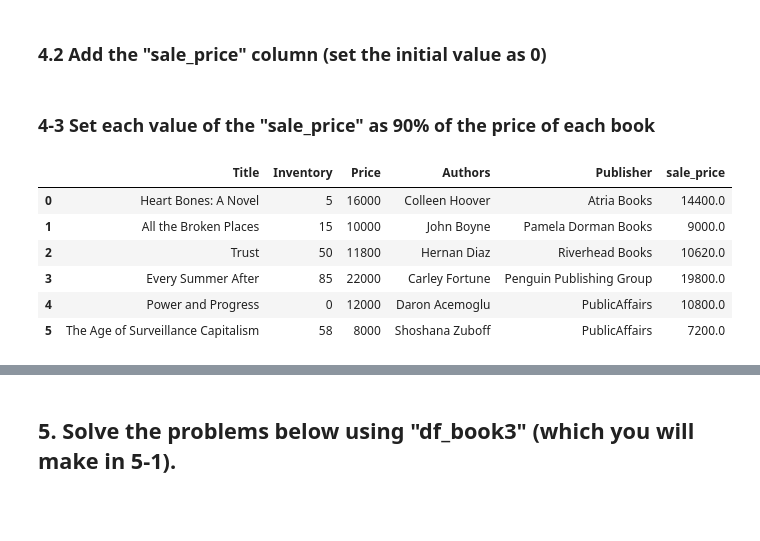
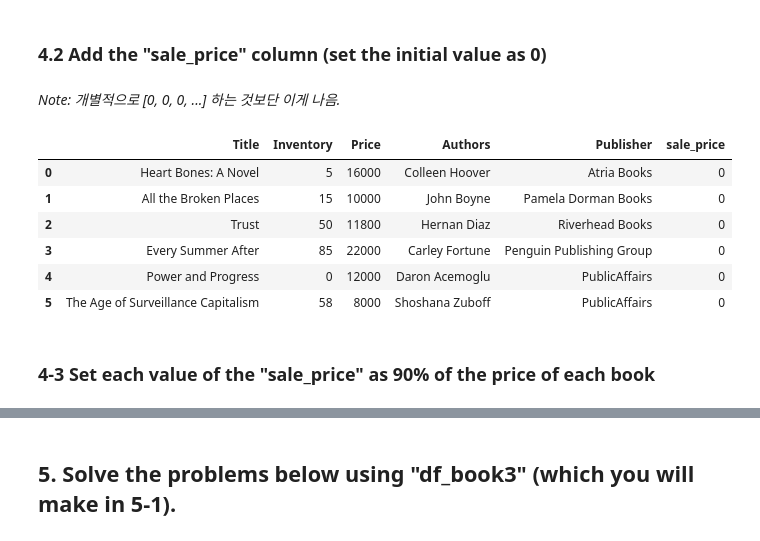
Before and after one commit to karu-rress/CAU-SecurityDataAnalysis, a Jupyter notebook: assignment/0906 - Pandas_1_Questions copy.ipynb, the cells around one changed output, grey strips where cells are left out. Cells and saved outputs as stored; diff of their text form; code cells hidden in the pictures; blank space fills up the shorter version.

```diff
--- a/0906 - Pandas_1_Questions.ipynb
+++ b/assignment/0906 - Pandas_1_Questions copy.ipynb
@@ -150,17 +193,20 @@ df_book2: pd.DataFrame = df_book.copy()
 # %% [markdown]
 ### 4.2 Add the "sale_price" column (set the initial value as 0)
-# %%
-df_book2['sale_price'] = [0] * 6
+# %% [markdown]
+*Note: 개별적으로 [0, 0, 0, ...] 하는 것보단 이게 나음.*
+# %%
+df_book2['sale_price'] = 0
+
+## or
+# df_book2['sale_price'] = [0] * len(df.index)
+df_book2
+# %% [output]
+|  | Title | Inventory | Price | Authors | Publisher | sale_price |
+| 0 | Heart Bones: A Novel | 5 | 16000 | Colleen Hoover | Atria Books | 0 |
+| 1 | All the Broken Places | 15 | 10000 | John Boyne | Pamela Dorman Books | 0 |
+| 2 | Trust | 50 | 11800 | Hernan Diaz | Riverhead Books | 0 |
+| 3 | Every Summer After | 85 | 22000 | Carley Fortune | Penguin Publishing Group | 0 |
+| 4 | Power and Progress | 0 | 12000 | Daron Acemoglu | PublicAffairs | 0 |
+| 5 | The Age of Surveillance Capitalism | 58 | 8000 | Shoshana Zuboff | PublicAffairs | 0 |
 # %% [markdown]
 ### 4-3 Set each value of the "sale_price" as 90% of the price of each book
-# %%
-df_book2['sale_price'] = df_book2['Price'] * 0.9
-df_book2
-# %% [output]
-|  | Title | Inventory | Price | Authors | Publisher | sale_price |
-| 0 | Heart Bones: A Novel | 5 | 16000 | Colleen Hoover | Atria Books | 14400.0 |
-| 1 | All the Broken Places | 15 | 10000 | John Boyne | Pamela Dorman Books | 9000.0 |
-| 2 | Trust | 50 | 11800 | Hernan Diaz | Riverhead Books | 10620.0 |
-| 3 | Every Summer After | 85 | 22000 | Carley Fortune | Penguin Publishing Group | 19800.0 |
-| 4 | Power and Progress | 0 | 12000 | Daron Acemoglu | PublicAffairs | 10800.0 |
-| 5 | The Age of Surveillance Capitalism | 58 | 8000 | Shoshana Zuboff | PublicAffairs | 7200.0 |
```
Also changed, not shown: parts of 32 cells of this notebook, 25 other files.
